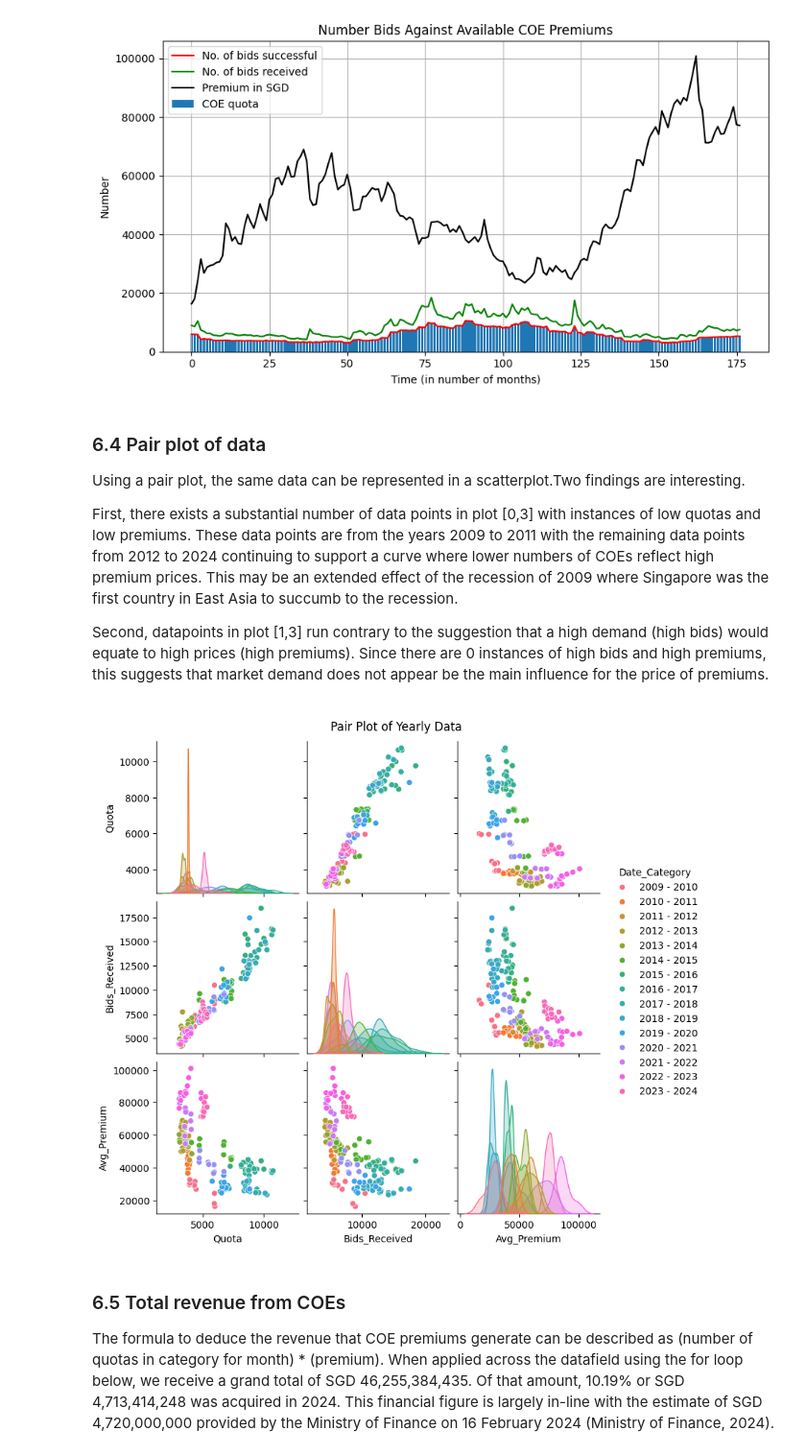
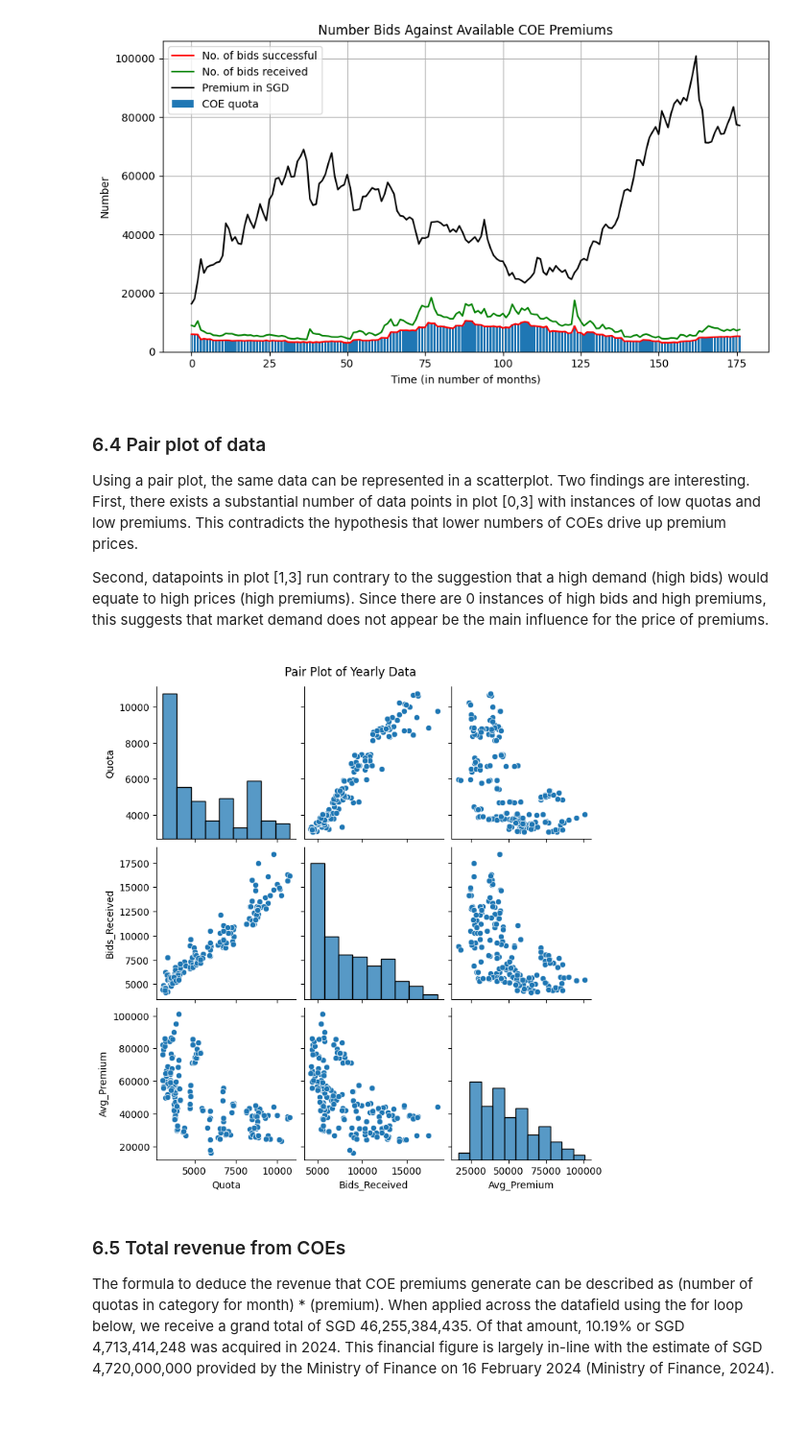
Before and after one commit to mybackpain/COE-in-Singapore---2024, a Jupyter notebook: MidTermAssignment.ipynb, the cells around one changed output. Shown at 96% size. Drawn from its saved outputs; the diff is of its cells as text; code cells hidden in the pictures; blank space fills up the shorter version.

```diff
--- a/MidTermAssignment.ipynb
+++ b/MidTermAssignment.ipynb
@@ -373,36 +371,26 @@ plt.show()
 # %% [markdown]
 <h3>6.4 Pair plot of data</h3>
 <p>
-Using a pair plot, the same data can be represented in a scatterplot.Two findings are interesting.
-
-First, there exists a substantial number of data points in plot [0,3] with instances of low quotas and low premiums. These data points are from the years 2009 to 2011 with the remaining data points from 2012 to 2024 continuing to support a curve where lower numbers of COEs reflect high premium prices. This may be an extended effect of the recession of 2009 where Singapore was the first country in East Asia to succumb to the recession.
+Using a pair plot, the same data can be represented in a scatterplot. Two findings are interesting. First, there exists a substantial number of data points in plot [0,3] with instances of low quotas and low premiums. This contradicts the hypothesis that lower numbers of COEs drive up premium prices.
 
 Second, datapoints in plot [1,3] run contrary to the suggestion that a high demand (high bids) would equate to high prices (high premiums). Since there are 0 instances of high bids and high premiums, this suggests that market demand does not appear be the main influence for the price of premiums.
 </p>
 # %%
-from datetime import datetime
-
 # add earlier dictionaries into a new dataframe
-dates = pd.to_datetime(df_CatA['month'].iloc[::2])
-dates = dates.reset_index(drop=True)
-
 data = {
-    "Index": index,
-    "Dates": dates,
+    "Year": index,
     "Quota": yearly_quota,
     "Bids_Received": yearly_bids_received,
     "Avg_Premium": avg_premium
 }
-df_seaborn = pd.DataFrame(data, index=index)
-df_seaborn['Date_Category'] = pd.cut(df_seaborn['Dates'], bins=15)
-df_seaborn['Date_Category'] = df_seaborn['Date_Category'].apply(lambda x: f"{x.left.year} - {x.right.year}")
+df_seaborn = pd.DataFrame(data)
 
 # create pair plot
-sns.pairplot(df_seaborn, vars=["Quota", "Bids_Received", "Avg_Premium"], diag_kind="kde", kind="scatter", hue = "Date_Category")
+sns.pairplot(df_seaborn, vars=["Quota", "Bids_Received", "Avg_Premium"], diag_kind="hist", kind="scatter")
 plt.suptitle("Pair Plot of Yearly Data", y=1.02)
 plt.show()
 # %% [output]
-[figure, old version]
+[figure, new version]
 # %% [markdown]
 <h3>6.5 Total revenue from COEs</h3>
 <p>
```
Also changed, not shown: parts of 8 cells of this notebook, 2 other files.
